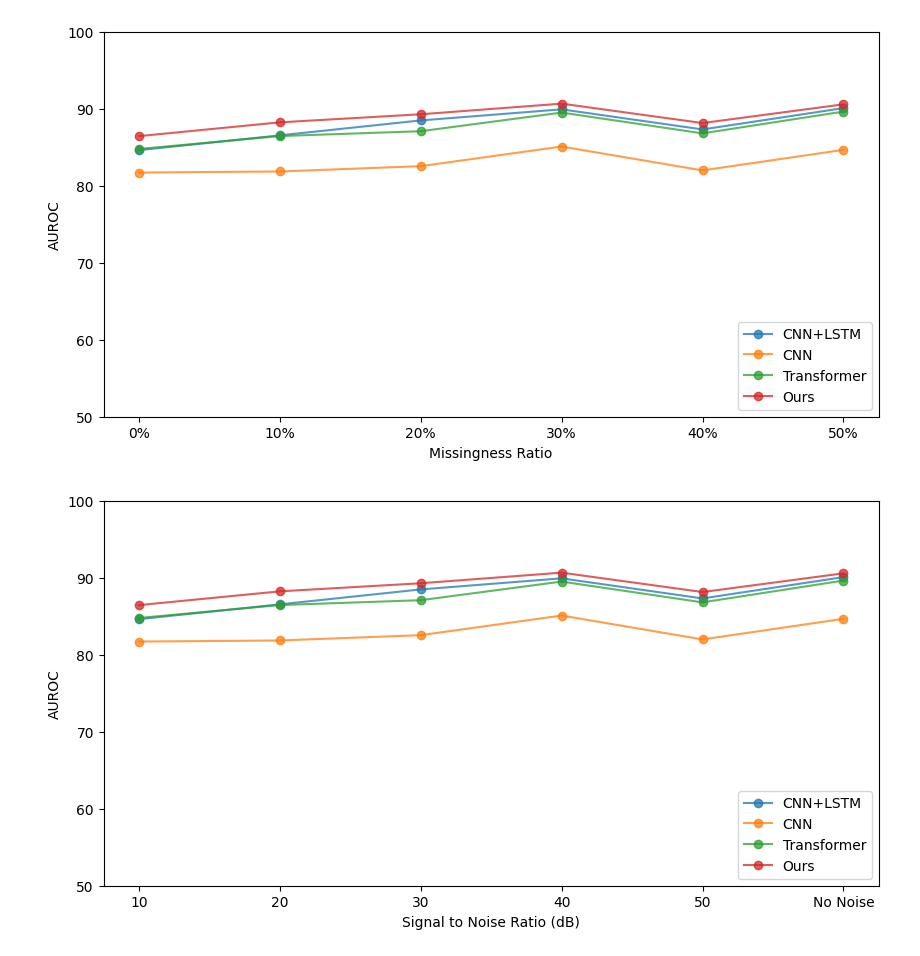
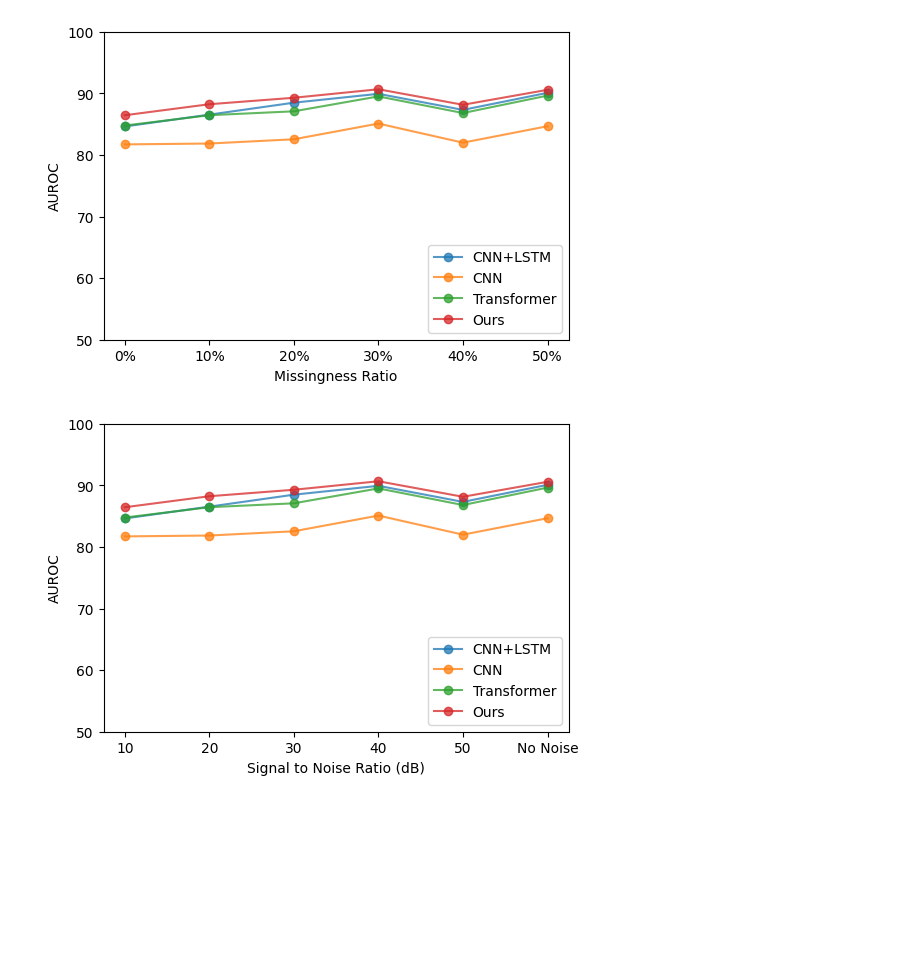
Before and after one commit to fayyaz-udel/Pediatric-Apnea-Transformer, a Jupyter notebook: missing_modality/vis.ipynb, the cells around one changed output. Cells and saved outputs as stored; diff of their text form; code cells hidden in the pictures; blank space fills up the shorter version.

Commit message:
Add figures

```diff
--- a/missing_modality/vis.ipynb
+++ b/missing_modality/vis.ipynb
@@ -1,34 +1,34 @@
 # %%
 import numpy as np
 import matplotlib.pyplot as plt
 fig = plt.figure()
 
 ####### Missing Modality ########
 x = np.array(['0%', "10%", "20%", "30%", "40%", "50%"])
 
 # y_chat = np.array([78.42, 78.18, 79.31, 82.56, 77.19, 78.67])
 # plt.plot(x, y_chat, label='SE-MSCNN', marker = 'o', alpha=0.75)
 
 y_nch = np.array([84.62, 86.54, 88.48, 89.92, 87.31, 90.08])
 plt.plot(x, y_nch, label='CNN+LSTM', marker = 'o', alpha=0.75)
 
 y_nch = np.array([81.71, 81.85, 82.54, 85.09, 81.99, 84.66])
 plt.plot(x, y_nch, label='CNN', marker = 'o', alpha=0.75)
 
 y_nch = np.array([84.77, 86.45, 87.08, 89.50, 86.80, 89.63])
 plt.plot(x, y_nch, label='Transformer', marker = 'o', alpha=0.75)
 
 y_nch = np.array([86.44, 88.23, 89.28, 90.66, 88.14, 90.57])
 plt.plot(x, y_nch, label='Ours', marker = 'o', alpha=0.75)
 
 plt.ylim([50,100])
 plt.xlabel('Missingness Ratio')
 plt.ylabel('AUROC')
 plt.legend(loc='lower right')
-fig.set_size_inches(10, 5)
+fig.set_size_inches(6, 4)
 plt.savefig('.\\img\\missing.svg', format="svg")
 # %% [output]
-[figure, old version]
+[figure, new version]
 # %%
 import numpy as np
 import matplotlib.pyplot as plt
@@ -56,7 +56,7 @@ plt.ylim([50,100])
 plt.xlabel('Signal to Noise Ratio (dB)')
 plt.ylabel('AUROC')
 plt.legend(loc='lower right')
-fig.set_size_inches(10, 5)
+fig.set_size_inches(6, 4)
 plt.savefig('.\\img\\noisy.svg', format="svg")
 # %% [output]
-[figure, old version]
+[figure, new version]
```
Also changed, not shown: 2 other files.
